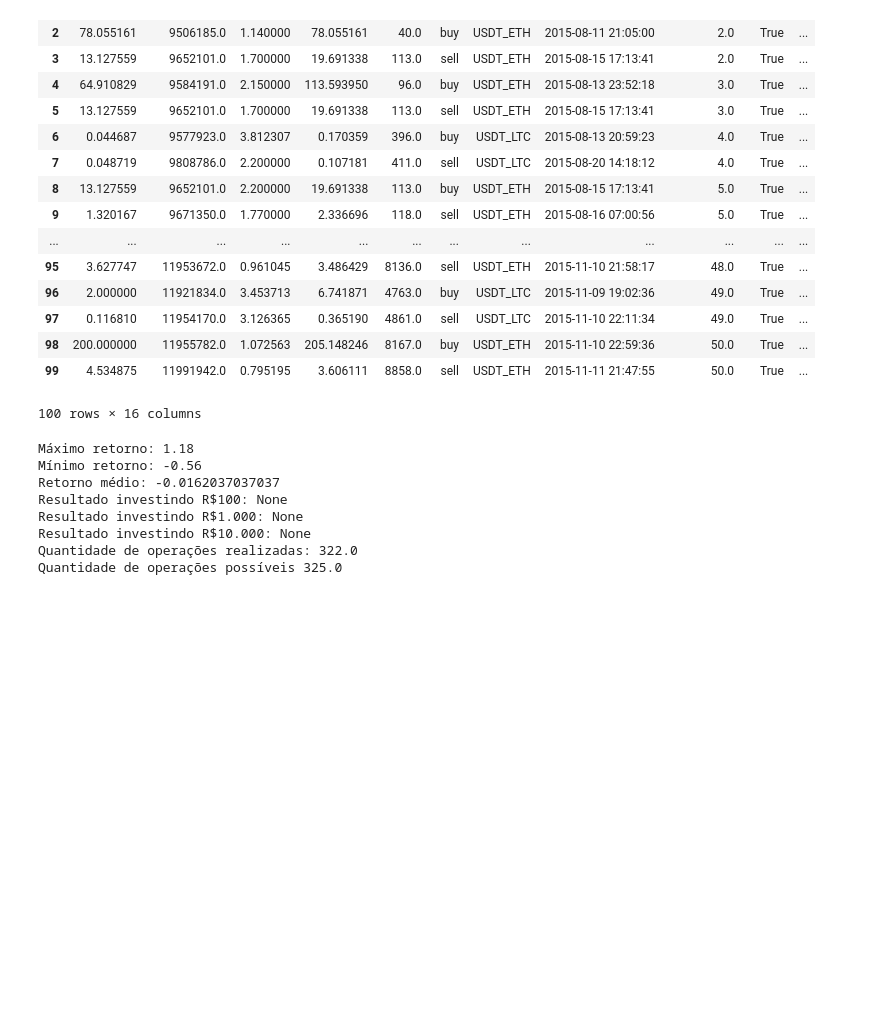
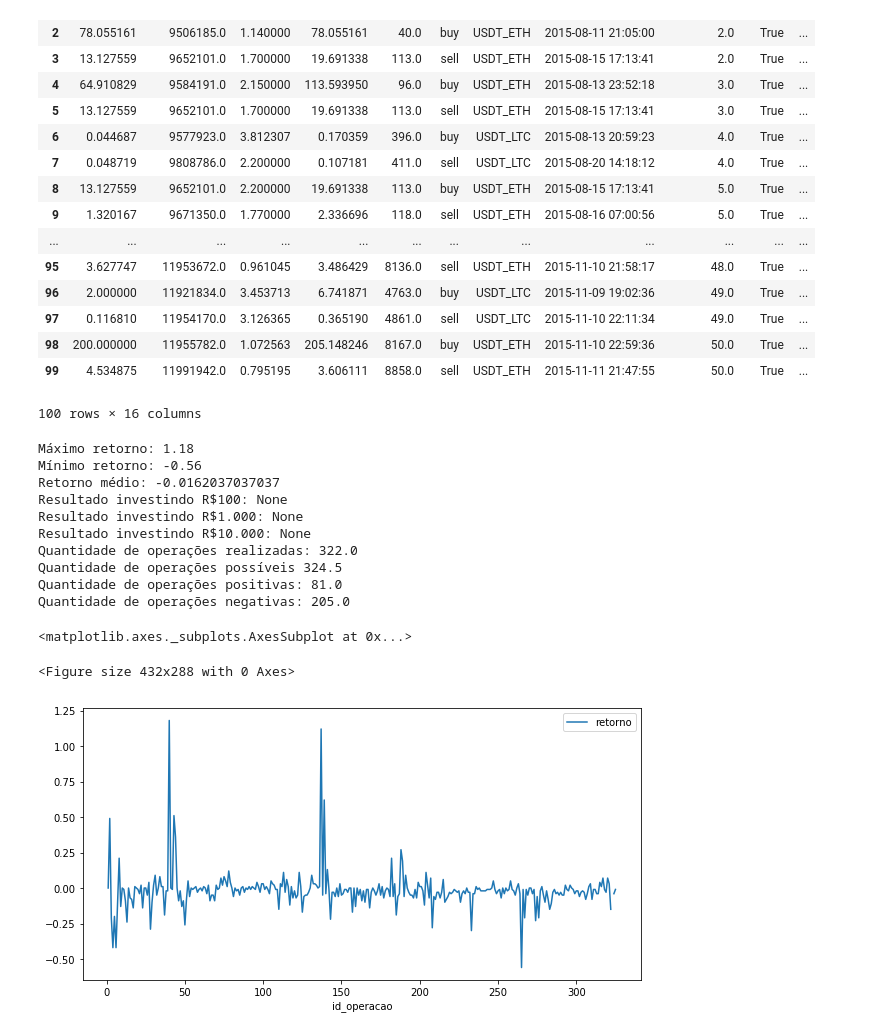
Before and after one commit to nikolasmagno/btc-alt, a Jupyter notebook: BackTest.ipynb, the cells around one changed output. Drawn from its saved outputs; the diff is of its cells as text; code cells hidden in the pictures; blank space fills up the shorter version.

```diff
--- a/BackTest.ipynb
+++ b/BackTest.ipynb
@@ -394,8 +393,11 @@ print('Resultado investindo R$100:', ultima_operacao.RS100)
 print('Resultado investindo R$1.000:', ultima_operacao.RS1000)
 print('Resultado investindo R$10.000:', ultima_operacao.RS10000)
 
-print('Quantidade de operações realizadas:', resultado_operacoes[resultado_operacoes.RS100 >= 0].id_operacao.max())
-print('Quantidade de operações possíveis', resultado_operacoes.id_operacao.max())
+print('Quantidade de operações realizadas:', resultado_operacoes[resultado_operacoes.RS100 >= 0].id_operacao.count()/2)
+print('Quantidade de operações possíveis', resultado_operacoes.id_operacao.count()/2)
+
+print('Quantidade de operações positivas:', resultado_operacoes[resultado_operacoes.retorno > 0].id_operacao.count()/2)
+print('Quantidade de operações negativas:', resultado_operacoes[resultado_operacoes.retorno < 0].id_operacao.count()/2)
 # %% [output]
 Máximo retorno: 1.18
 Mínimo retorno: -0.56
@@ -404,4 +406,13 @@ Resultado investindo R$100: None
 Resultado investindo R$1.000: None
 Resultado investindo R$10.000: None
 Quantidade de operações realizadas: 322.0
-Quantidade de operações possíveis 325.0
+Quantidade de operações possíveis 324.5
+Quantidade de operações positivas: 81.0
+Quantidade de operações negativas: 205.0
+# %%
+plt.figure()
+resultado_operacoes[resultado_operacoes.type == 'buy'].plot(y='retorno',x='id_operacao',figsize=(10,5))
+# %% [output]
+<matplotlib.axes._subplots.AxesSubplot at 0x...>
+<Figure size 432x288 with 0 Axes>
+[figure, added]
```
Also changed, not shown: parts of 2 cells of this notebook.
